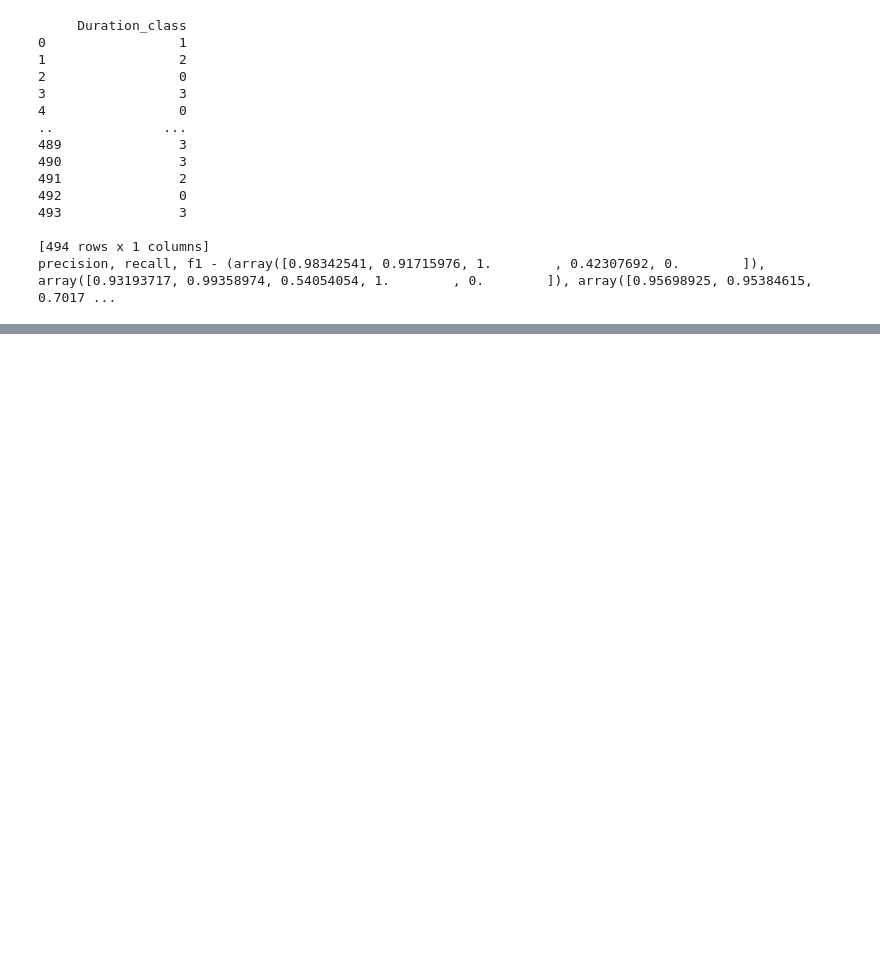
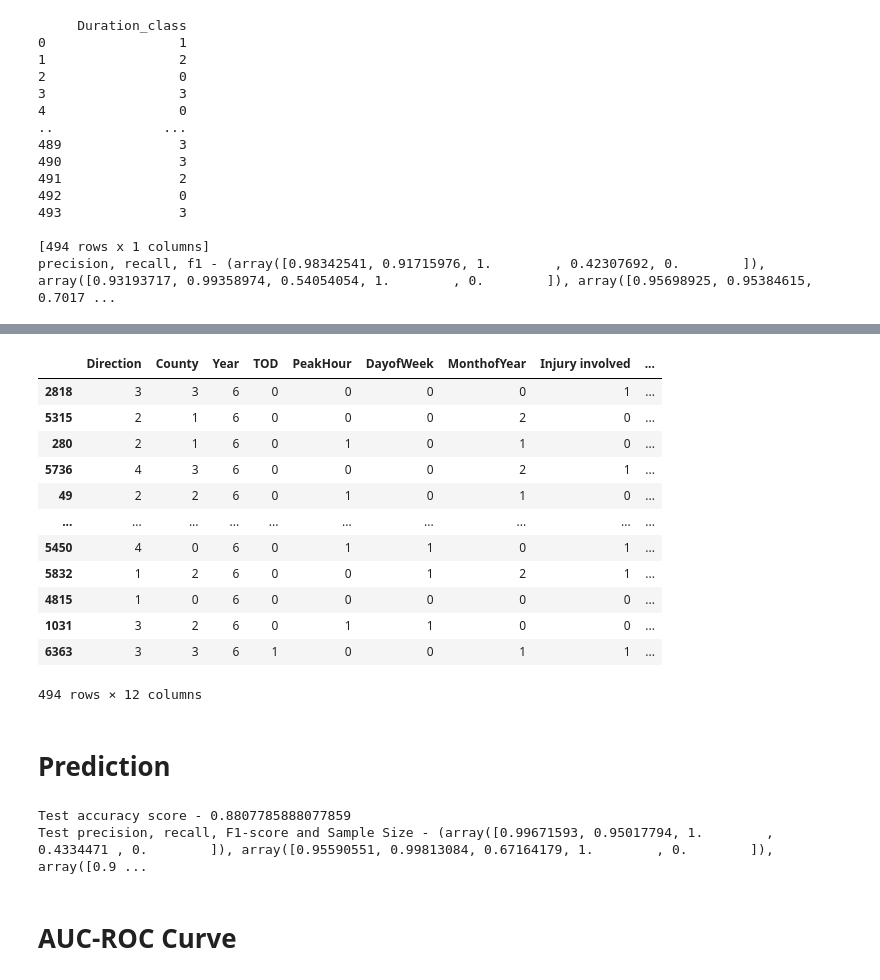
Before and after one commit to zilinbian56/BayesianNet-TID, a Jupyter notebook: Bayesian Net-TID Example.ipynb, the cells around one changed output, grey strips where cells are left out. Saved outputs shown, nothing was run; the diff lists cells and outputs as text; code cells hidden in the pictures; blank space fills up the shorter version.

```diff
--- a/Bayesian Net-TID Example.ipynb
+++ b/Bayesian Net-TID Example.ipynb
@@ -220,0 +212,18 @@ for i in range(n_classes):
+# %%
+valid
+# %% [output]
+|  | Direction | County | Year | TOD | PeakHour | DayofWeek | MonthofYear | Injury involved | ... |
+| 2818 | 3 | 3 | 6 | 0 | 0 | 0 | 0 | 1 | ... |
+| 5315 | 2 | 1 | 6 | 0 | 0 | 0 | 2 | 0 | ... |
+| 280 | 2 | 1 | 6 | 0 | 1 | 0 | 1 | 0 | ... |
+| 5736 | 4 | 3 | 6 | 0 | 0 | 0 | 2 | 1 | ... |
+| 49 | 2 | 2 | 6 | 0 | 1 | 0 | 1 | 0 | ... |
+| ... | ... | ... | ... | ... | ... | ... | ... | ... | ... |
+| 5450 | 4 | 0 | 6 | 0 | 1 | 1 | 0 | 1 | ... |
+| 5832 | 1 | 2 | 6 | 0 | 0 | 1 | 2 | 1 | ... |
+| 4815 | 1 | 0 | 6 | 0 | 0 | 0 | 0 | 0 | ... |
+| 1031 | 3 | 2 | 6 | 0 | 1 | 1 | 0 | 0 | ... |
+| 6363 | 3 | 3 | 6 | 1 | 0 | 0 | 1 | 1 | ... |
+494 rows × 12 columns
+# %% [markdown]
+# Prediction
@@ -220,0 +232,8 @@ for i in range(n_classes):
+# %%
+acc_test=accuracy_score(test['Duration_class'], result_pred)
+acc_label_test=precision_recall_fscore_support(test['Duration_class'], result_pred, labels=[0,1,2,3,4])
+print("Test accuracy score -", acc_test)
+print("Test precision, recall, F1-score and Sample Size -", acc_label_test)
+# %% [output]
+Test accuracy score - 0.8807785888077859
+Test precision, recall, F1-score and Sample Size - (array([0.99671593, 0.95017794, 1.        , 0.4334471 , 0.        ]), array([0.95590551, 0.99813084, 0.67164179, 1.        , 0.        ]), array([0.9 ...
@@ -220,0 +244,2 @@ for i in range(n_classes):
+# %% [markdown]
+# AUC-ROC Curve
```
Also changed, not shown: parts of 29 cells of this notebook.
